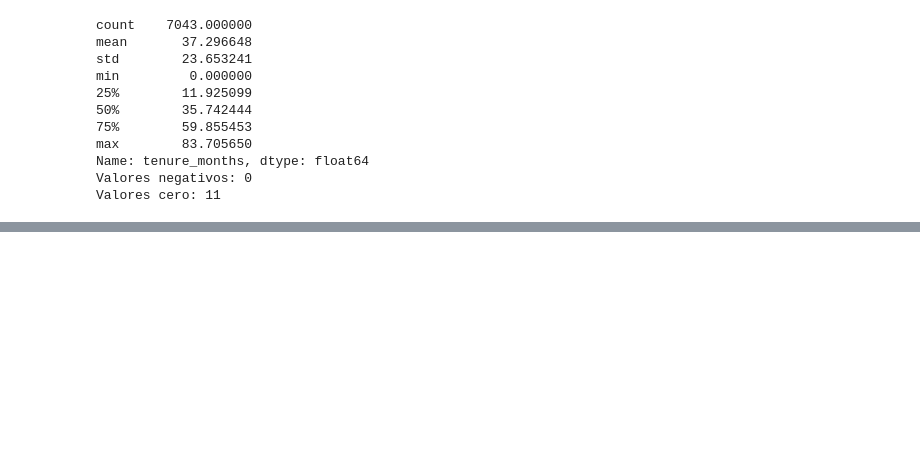
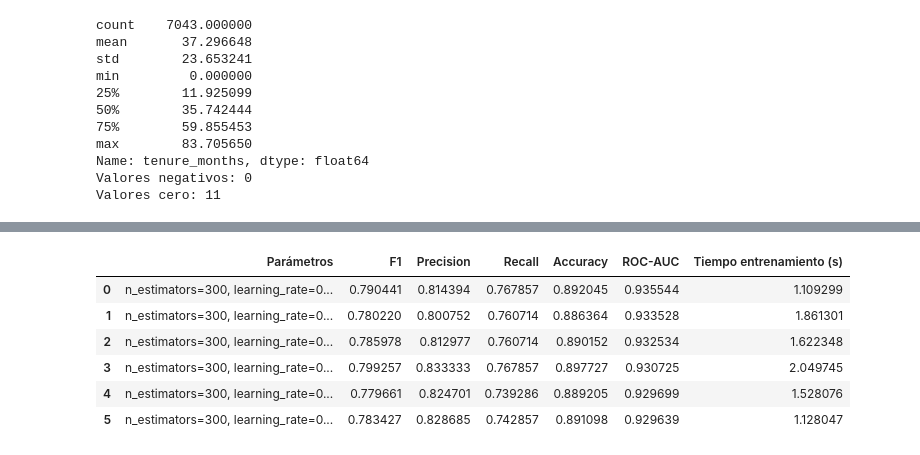
Before and after one commit to pablo-vc87/telecom_churn_prediction, a Jupyter notebook: proyecto_final.ipynb, the cells around one changed output, grey strips where cells are left out. Cells and saved outputs as stored; diff of their text form; code cells hidden in the pictures; blank space fills up the shorter version.

```diff
--- a/proyecto_final.ipynb
+++ b/proyecto_final.ipynb
@@ -534,0 +2079,82 @@ memory usage: 1.2+ MB
+# %%
+# Segunda búsqueda
+parametros_lgbm_2 = [
+    {
+        'n_estimators': 300,
+        'learning_rate': 0.05,
+        'num_leaves': 63,
+        'max_depth': -1,
+        'min_child_samples': 10
+    },
+    {
+        'n_estimators': 300,
+        'learning_rate': 0.05,
+        'num_leaves': 63,
+        'max_depth': -1,
+        'min_child_samples': 20
+    },
+    {
+        'n_estimators': 300,
+        'learning_rate': 0.05,
+        'num_leaves': 63,
+        'max_depth': -1,
+        'min_child_samples': 30
+    },
+    {
+        'n_estimators': 300,
+        'learning_rate': 0.05,
+        'num_leaves': 63,
+        'max_depth': -1,
+        'min_child_samples': 50
+    },
+    {
+        'n_estimators': 300,
+        'learning_rate': 0.05,
+        'num_leaves': 63,
+        'max_depth': -1,
+        'min_child_samples': 75
+    },
+    {
+        'n_estimators': 300,
+        'learning_rate': 0.05,
+        'num_leaves': 63,
+        'max_depth': -1,
+        'min_child_samples': 100
+    }
+]
+
+# Entrenamientos
+resultados_lgbm_2, mejor_lgbm_2 = fp.probar_hiperparametros_por_auc(
+    modelo_base=LGBMClassifier,
+    lista_parametros=parametros_lgbm_2,
+    X_train=X_train_up,
+    y_train=y_train_up,
+    X_valid=X_valid_encoded,
+    y_valid=y_valid_array,
+    nombre_modelo='LightGBM',
+    estrategia_balance='Oversampling'
+)
+
+# Tabla resultados
+resultados_lgbm_2[
+    [
+        'Parámetros',
+        'F1',
+        'Precision',
+        'Recall',
+        'Accuracy',
+        'ROC-AUC',
+        'Tiempo entrenamiento (s)'
+    ]
+].sort_values(
+    'ROC-AUC',
+    ascending=False
+).reset_index(drop=True)
+# %% [output]
+|  | Parámetros | F1 | Precision | Recall | Accuracy | ROC-AUC | Tiempo entrenamiento (s) |
+| 0 | n_estimators=300, learning_rate=0... | 0.790441 | 0.814394 | 0.767857 | 0.892045 | 0.935544 | 1.109299 |
+| 1 | n_estimators=300, learning_rate=0... | 0.780220 | 0.800752 | 0.760714 | 0.886364 | 0.933528 | 1.861301 |
+| 2 | n_estimators=300, learning_rate=0... | 0.785978 | 0.812977 | 0.760714 | 0.890152 | 0.932534 | 1.622348 |
+| 3 | n_estimators=300, learning_rate=0... | 0.799257 | 0.833333 | 0.767857 | 0.897727 | 0.930725 | 2.049745 |
+| 4 | n_estimators=300, learning_rate=0... | 0.779661 | 0.824701 | 0.739286 | 0.889205 | 0.929699 | 1.528076 |
+| 5 | n_estimators=300, learning_rate=0... | 0.783427 | 0.828685 | 0.742857 | 0.891098 | 0.929639 | 1.128047 |
```
Also changed, not shown: parts of 56 cells of this notebook, 1 other file.
